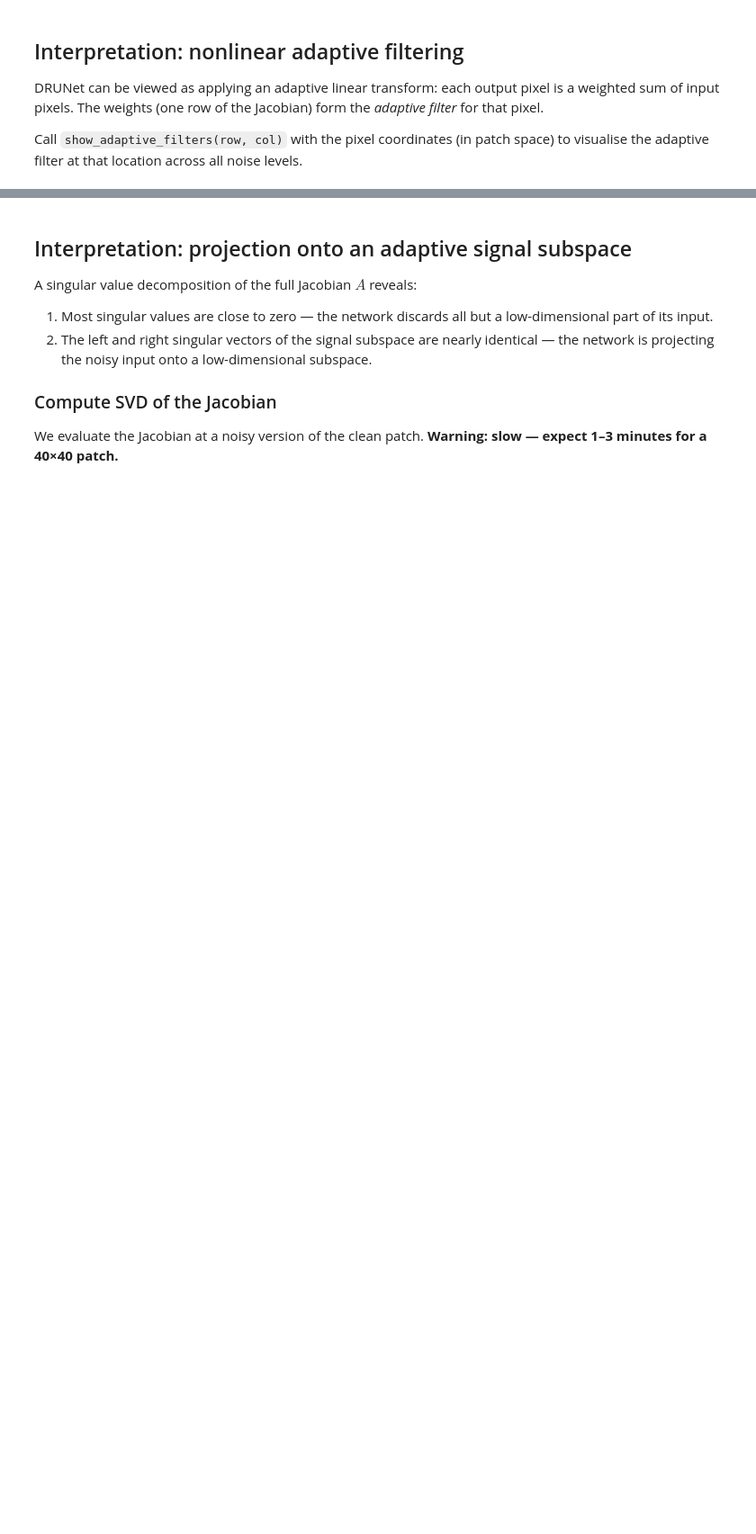
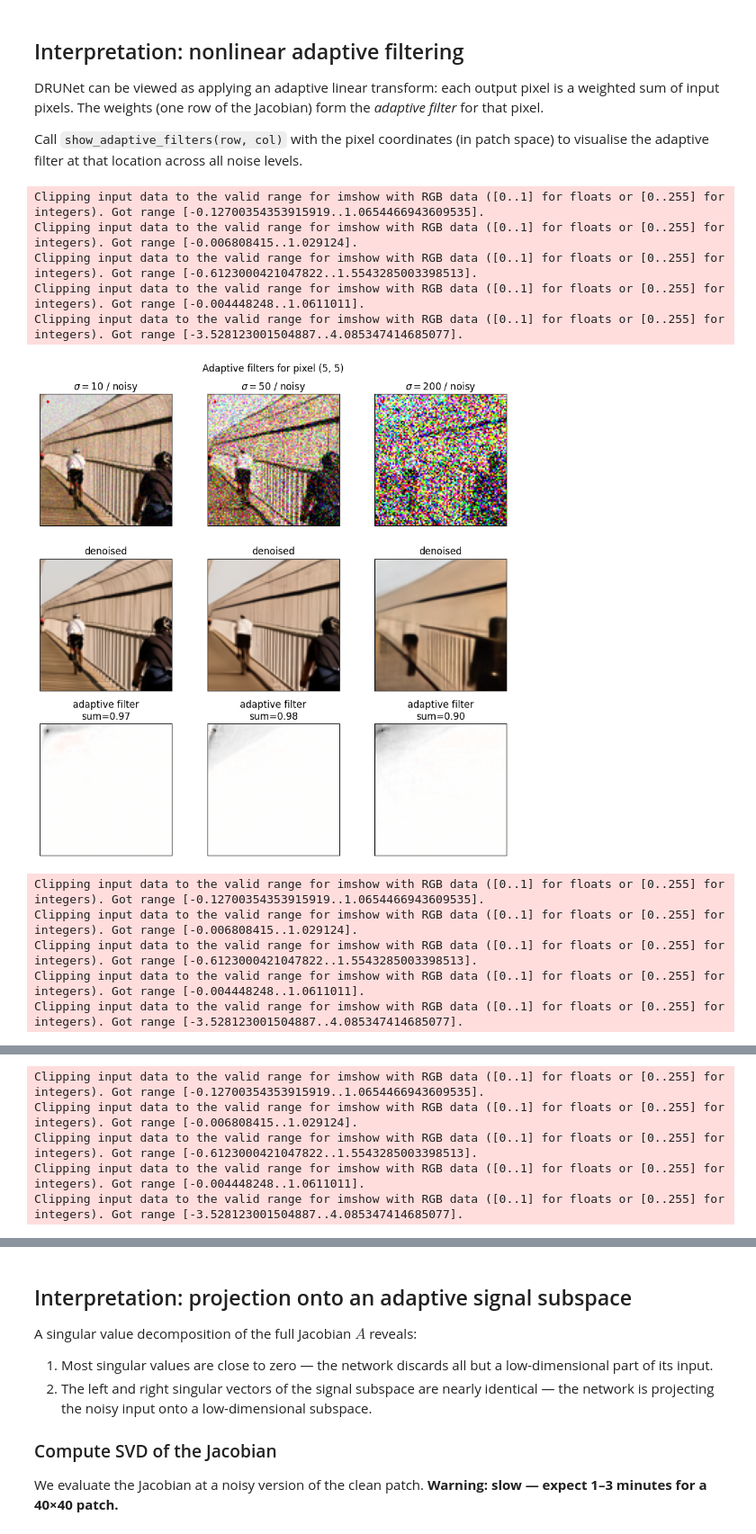
Before and after one commit to rachddou/DeadLeavesPlus, a Jupyter notebook: analysis_drunet.ipynb, the cells around one changed output, grey strips where cells are left out. Shown at 90% size. Drawn from its saved outputs; the diff is of its cells as text; code cells hidden in the pictures; blank space fills up the shorter version.

```diff
--- a/analysis_drunet.ipynb
+++ b/analysis_drunet.ipynb
@@ -104,13 +118,15 @@ def denoise_drunet_grad(image_2d, model, noise_sigma, device, requires_grad=True
     """Forward pass keeping the computation graph for gradient computation.
 
     Returns (denoised_tensor 1×1×H×W, input_tensor 1×1×H×W).
+    The input tensor has requires_grad=requires_grad.
     """
-    H, W = image_2d.shape
-    inp = torch.tensor(image_2d.astype('float32'), requires_grad=requires_grad)
-    inp = inp.unsqueeze(0).unsqueeze(0).to(device)
+    H, W, C = image_2d.shape
+    inp = torch.tensor(image_2d.astype('float32').transpose(2,0,1), requires_grad=requires_grad)
+    inp = inp.unsqueeze(0).to(device)
     noise_map = torch.full((1, 1, H, W), noise_sigma, device=device)
-    residual = model(torch.cat([inp, noise_map], dim=1))
-    denoised = torch.clamp(inp - residual, 0., 1.)
+    model_input = torch.cat([inp, noise_map], dim=1)
+    denoised = model(model_input)
+    # denoised = torch.clamp(inp - residual, 0., 1.)
     return denoised, inp
 
 
@@ -128,6 +144,7 @@ for sigma in NOISE_LEVELS:
     input_tensors.append(inp_t)
 
 
+
 def show_adaptive_filters(row, col, noise_levels=NOISE_LEVELS):
     """Visualise the adaptive filter for pixel (row, col) across all noise levels.
 
@@ -142,7 +159,7 @@ def show_adaptive_filters(row, col, noise_levels=NOISE_LEVELS):
 
     for j, sigma in enumerate(noise_levels):
         # Row 0 — noisy image with selected pixel highlighted
-        axs[0, j].imshow(noisy_patches[j], cmap='gray', vmin=0, vmax=1)
+        axs[0, j].imshow(noisy_patches[j], vmin=0, vmax=1)
         axs[0, j].set_title(rf'$\sigma={sigma}$ / noisy')
         rect = patches.Rectangle(
             (col - 0.5, row - 0.5), 1, 1,
@@ -152,8 +169,8 @@ def show_adaptive_filters(row, col, noise_levels=NOISE_LEVELS):
         axs[0, j].tick_params(bottom=False, left=False, labelleft=False, labelbottom=False)
 
         # Row 1 — denoised image
-        den_np = denoised_tensors[j][0, 0].detach().cpu().numpy()
-        axs[1, j].imshow(den_np, cmap='gray', vmin=0, vmax=1)
+        den_np = denoised_tensors[j][0].detach().cpu().numpy().transpose(1,2,0)
+        axs[1, j].imshow(den_np, vmin=0, vmax=1)
         axs[1, j].set_title('denoised')
         axs[1, j].tick_params(bottom=False, left=False, labelleft=False, labelbottom=False)
 
@@ -177,4 +191,16 @@ show_adaptive_filters(row=20, col=20)
 # %%
 # Sweep several pixels to compare how filters vary across the image
-for (r, c) in [(5, 5), (20, 10), (30, 30)]:
+for (r, c) in [(5, 5), (30, 30),(80,50)]:
     show_adaptive_filters(row=r, col=c)
+# %% [output]
+Clipping input data to the valid range for imshow with RGB data ([0..1] for floats or [0..255] for integers). Got range [-0.12700354353915919..1.0654466943609535].
+Clipping input data to the valid range for imshow with RGB data ([0..1] for floats or [0..255] for integers). Got range [-0.006808415..1.029124].
+Clipping input data to the valid range for imshow with RGB data ([0..1] for floats or [0..255] for integers). Got range [-0.6123000421047822..1.5543285003398513].
+Clipping input data to the valid range for imshow with RGB data ([0..1] for floats or [0..255] for integers). Got range [-0.004448248..1.0611011].
+Clipping input data to the valid range for imshow with RGB data ([0..1] for floats or [0..255] for integers). Got range [-3.528123001504887..4.085347414685077].
+[figure, added]
+Clipping input data to the valid range for imshow with RGB data ([0..1] for floats or [0..255] for integers). Got range [-0.12700354353915919..1.0654466943609535].
+Clipping input data to the valid range for imshow with RGB data ([0..1] for floats or [0..255] for integers). Got range [-0.006808415..1.029124].
+Clipping input data to the valid range for imshow with RGB data ([0..1] for floats or [0..255] for integers). Got range [-0.6123000421047822..1.5543285003398513].
+Clipping input data to the valid range for imshow with RGB data ([0..1] for floats or [0..255] for integers). Got range [-0.004448248..1.0611011].
+Clipping input data to the valid range for imshow with RGB data ([0..1] for floats or [0..255] for integers). Got range [-3.528123001504887..4.085347414685077].
@@ -180,0 +208,5 @@ for (r, c) in [(5, 5), (20, 10), (30, 30)]:
+Clipping input data to the valid range for imshow with RGB data ([0..1] for floats or [0..255] for integers). Got range [-0.12700354353915919..1.0654466943609535].
+Clipping input data to the valid range for imshow with RGB data ([0..1] for floats or [0..255] for integers). Got range [-0.006808415..1.029124].
+Clipping input data to the valid range for imshow with RGB data ([0..1] for floats or [0..255] for integers). Got range [-0.6123000421047822..1.5543285003398513].
+Clipping input data to the valid range for imshow with RGB data ([0..1] for floats or [0..255] for integers). Got range [-0.004448248..1.0611011].
+Clipping input data to the valid range for imshow with RGB data ([0..1] for floats or [0..255] for integers). Got range [-3.528123001504887..4.085347414685077].
```
Also changed, not shown: parts of 6 cells of this notebook, 2 other files.
